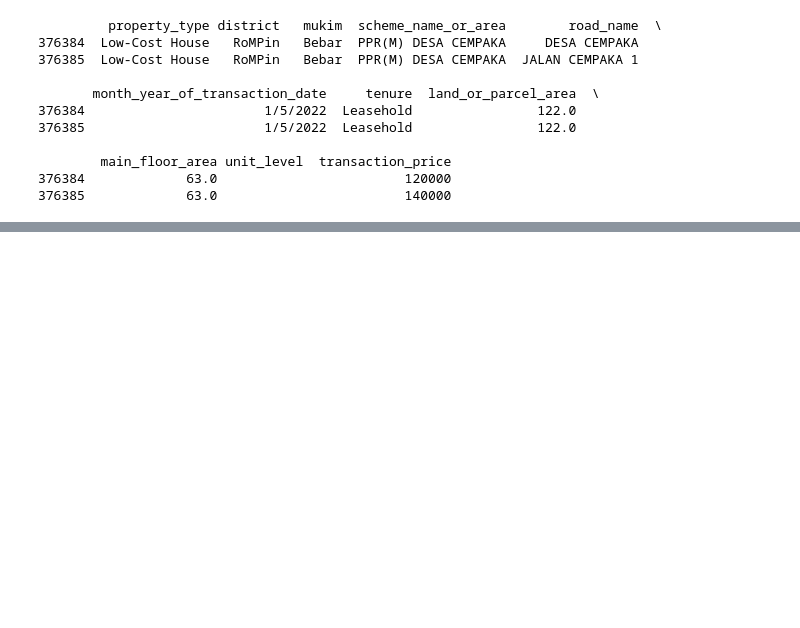
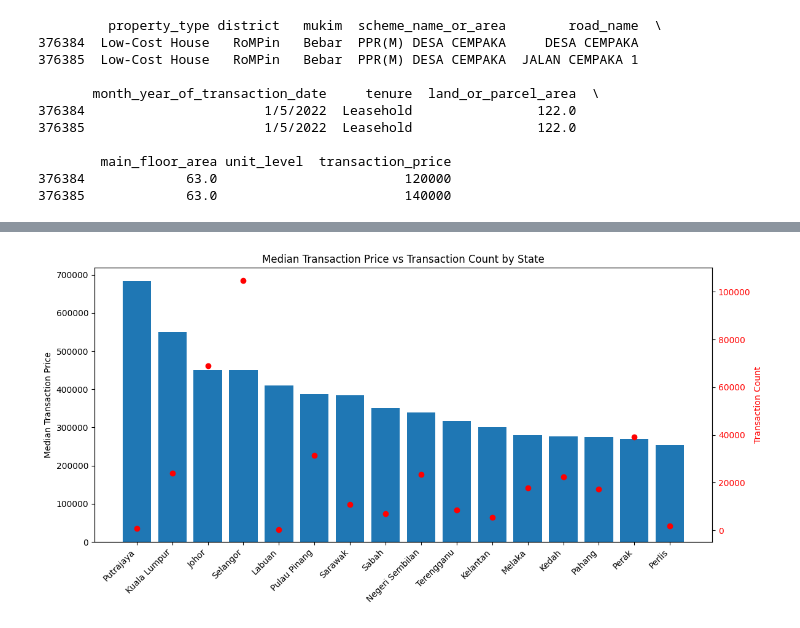
Before and after one commit to AhmadFaisalAhmadSazali/property_transaction_malaysia, a Jupyter notebook: explore.ipynb, the cells around one changed output, grey strips where cells are left out. Saved outputs shown, nothing was run; the diff lists cells and outputs as text; code cells hidden in the pictures; blank space fills up the shorter version.

```diff
--- a/explore.ipynb
+++ b/explore.ipynb
@@ -165,0 +207,18 @@ data.to_csv("data/processed/processed_data.csv", index=False)
+# %%
+fig, ax1 = plt.subplots(figsize=(12,6))
+
+ax1.bar(median_price_state.index, median_price_state["transaction_price"])
+ax1.set_ylabel("Median Transaction Price")
+ax1.tick_params(axis="y")
+ax1.set_xticklabels(median_price_state.index, rotation=45, ha="right")
+
+ax2 = ax1.twinx()
+ax2.scatter(transaction_count_state.index, transaction_count_state["transaction_price"], color="red", marker="o")
+ax2.set_ylabel("Transaction Count", color="red")
+ax2.tick_params(axis="y", labelcolor="red")
+
+plt.title("Median Transaction Price vs Transaction Count by State")
+plt.tight_layout()
+plt.show()
+# %% [output]
+[figure, added]
```
Also changed, not shown: parts of 10 cells of this notebook.
